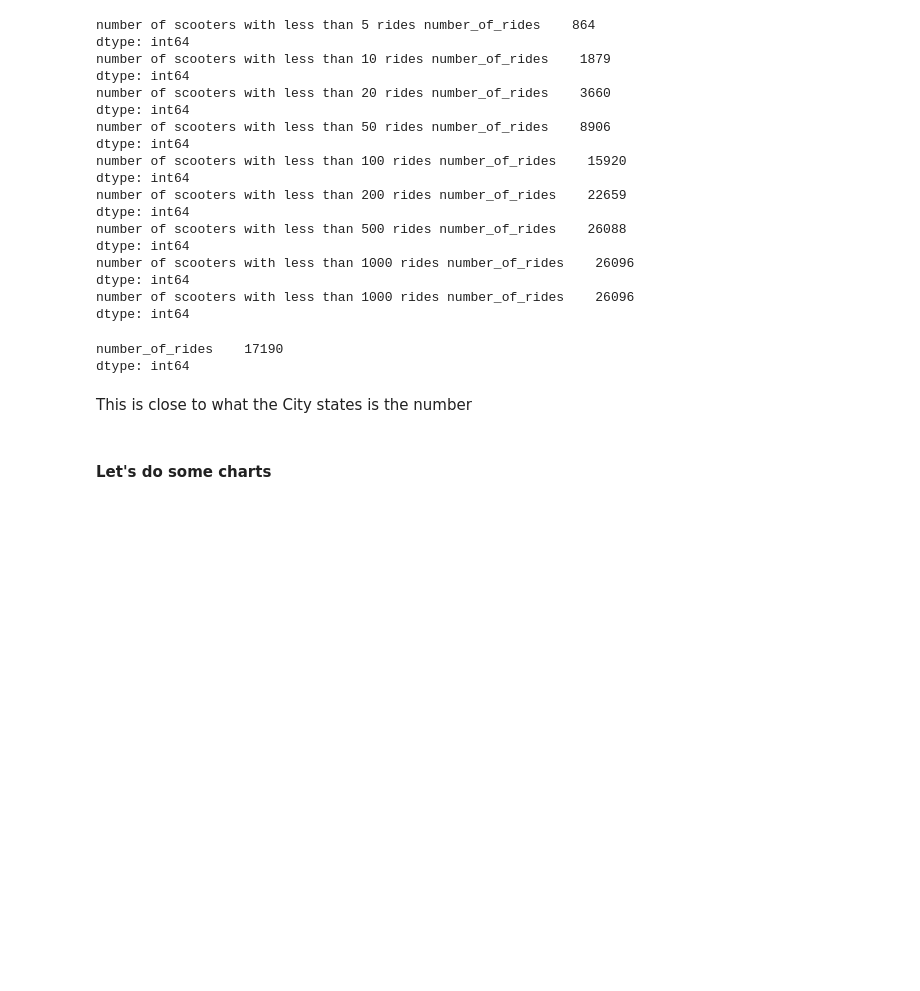
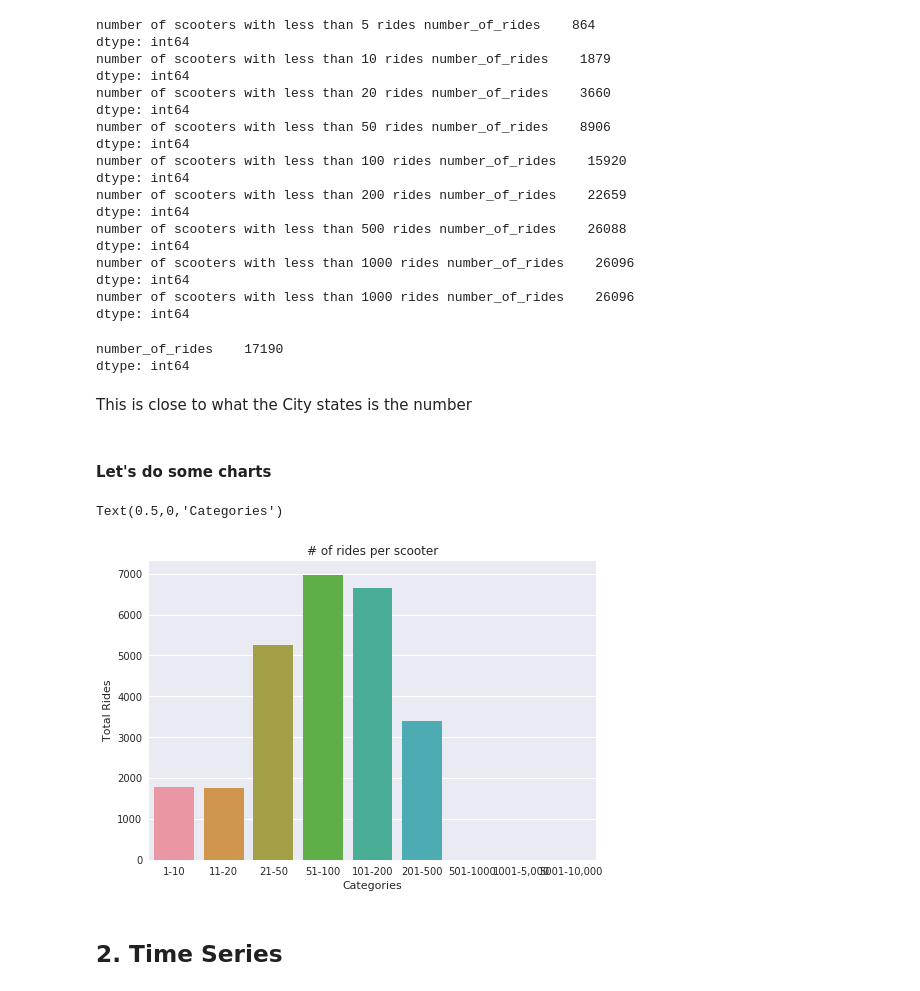
Before and after one commit to SohamMody/Event-Detection-from-Dockless-Scooter-Trips-Austin, a Jupyter notebook: timur_dockless_EDA.ipynb, the cells around one changed output. Cells and saved outputs as stored; diff of their text form; code cells hidden in the pictures; blank space fills up the shorter version.

Commit message:
Started working on Time Series analysis

```diff
--- a/timur_dockless_EDA.ipynb
+++ b/timur_dockless_EDA.ipynb
@@ -191,3 +194,21 @@ dtype: int64
 This is close to what the City states is the number
 # %% [markdown]
 #### Let's do some charts
+# %%
+bins = [1, 10, 20, 50, 100, 200, 500, 1000, 5000, 10000]
+labels = ['1-10','11-20','21-50','51-100', '101-200', '201-500', '501-1000', '1001-5,000','5001-10,000']
+ride_per_device['ride_count_bin'] = pd.cut(ride_per_device['number_of_rides'], bins=bins, labels=labels)
+# %%
+y = ride_per_device.groupby(ride_per_device['ride_count_bin']).count()
+y.reset_index(inplace=True)
+y.head()
+# %%
+sns.barplot(y['ride_count_bin'],y['number_of_rides'])
+plt.title('# of rides per scooter')
+plt.ylabel('Total Rides')
+plt.xlabel('Categories')
+# %% [output]
+Text(0.5,0,'Categories')
+[figure, added]
+# %% [markdown]
+## 2. Time Series
```
Also changed, not shown: parts of 13 cells of this notebook.
